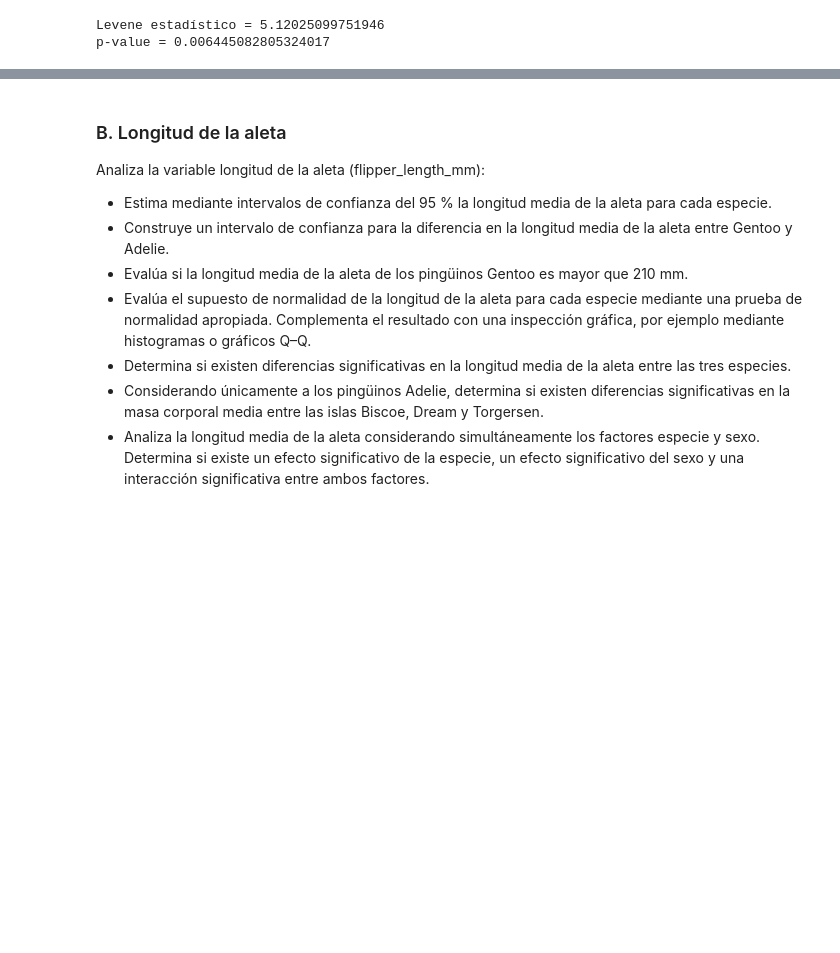
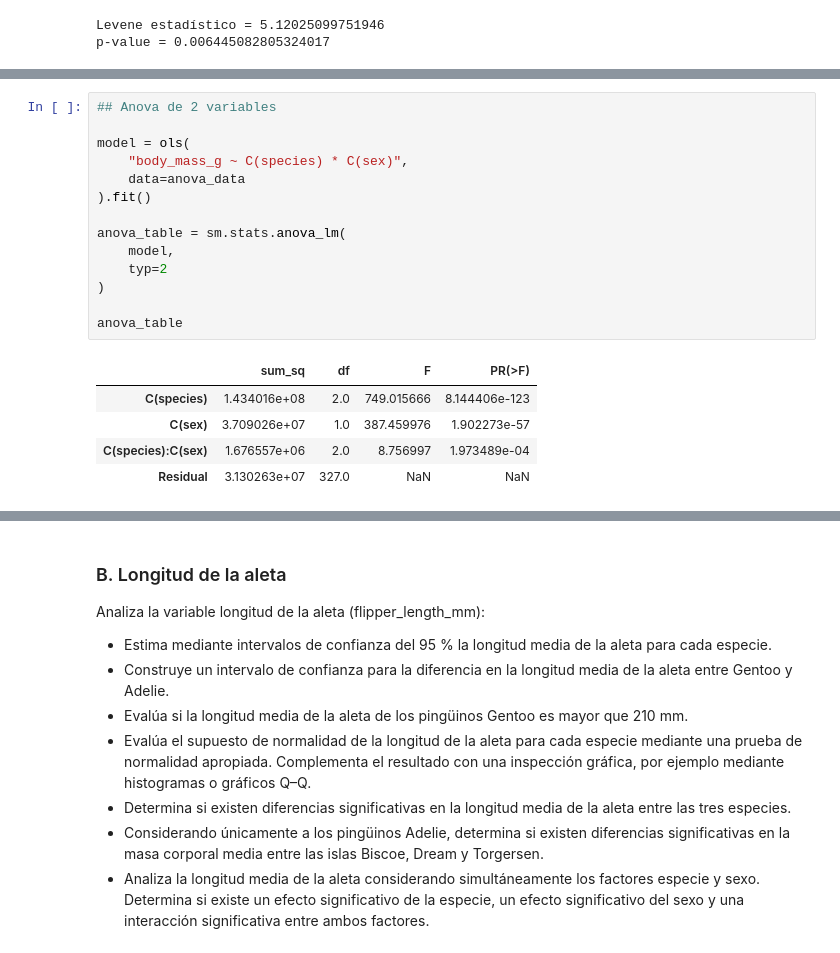
Before and after one commit to Edgarong17/Tareas_Omar, a Jupyter notebook: analisis_inferencial/Actividad.ipynb, the cells around one changed output, grey strips where cells are left out. Cells and saved outputs as stored; diff of their text form; blank space fills up the shorter version.

```diff
--- a/analisis_inferencial/Actividad.ipynb
+++ b/analisis_inferencial/Actividad.ipynb
@@ -454,0 +597,20 @@ Rechazamos H0
+# %%
+## Anova de 2 variables
+
+model = ols(
+    "body_mass_g ~ C(species) * C(sex)",
+    data=anova_data
+).fit()
+
+anova_table = sm.stats.anova_lm(
+    model,
+    typ=2
+)
+
+anova_table
+# %% [output]
+|  | sum_sq | df | F | PR(>F) |
+| C(species) | 1.434016e+08 | 2.0 | 749.015666 | 8.144406e-123 |
+| C(sex) | 3.709026e+07 | 1.0 | 387.459976 | 1.902273e-57 |
+| C(species):C(sex) | 1.676557e+06 | 2.0 | 8.756997 | 1.973489e-04 |
+| Residual | 3.130263e+07 | 327.0 | NaN | NaN |
```
Also changed, not shown: parts of 22 cells of this notebook.
